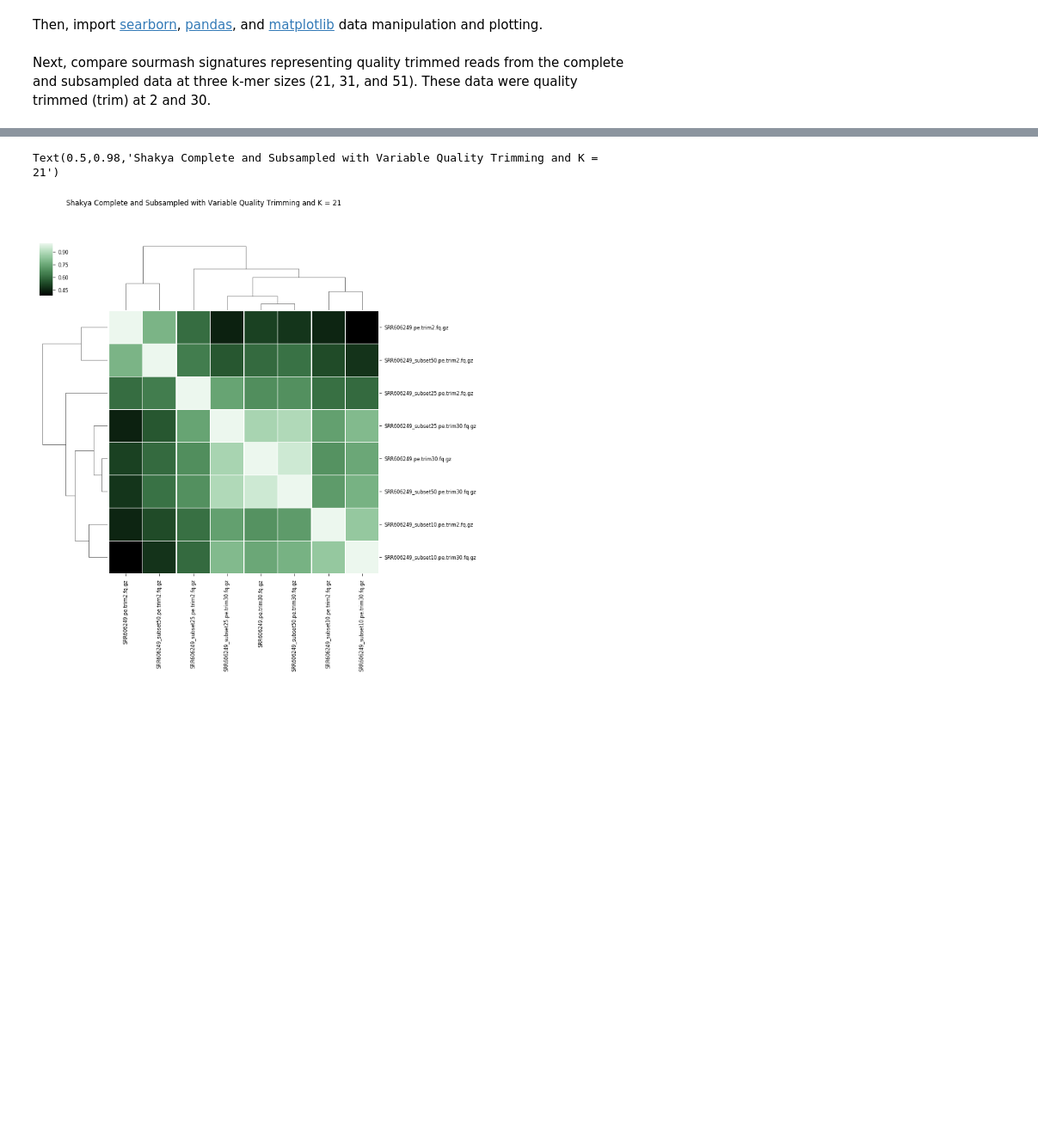
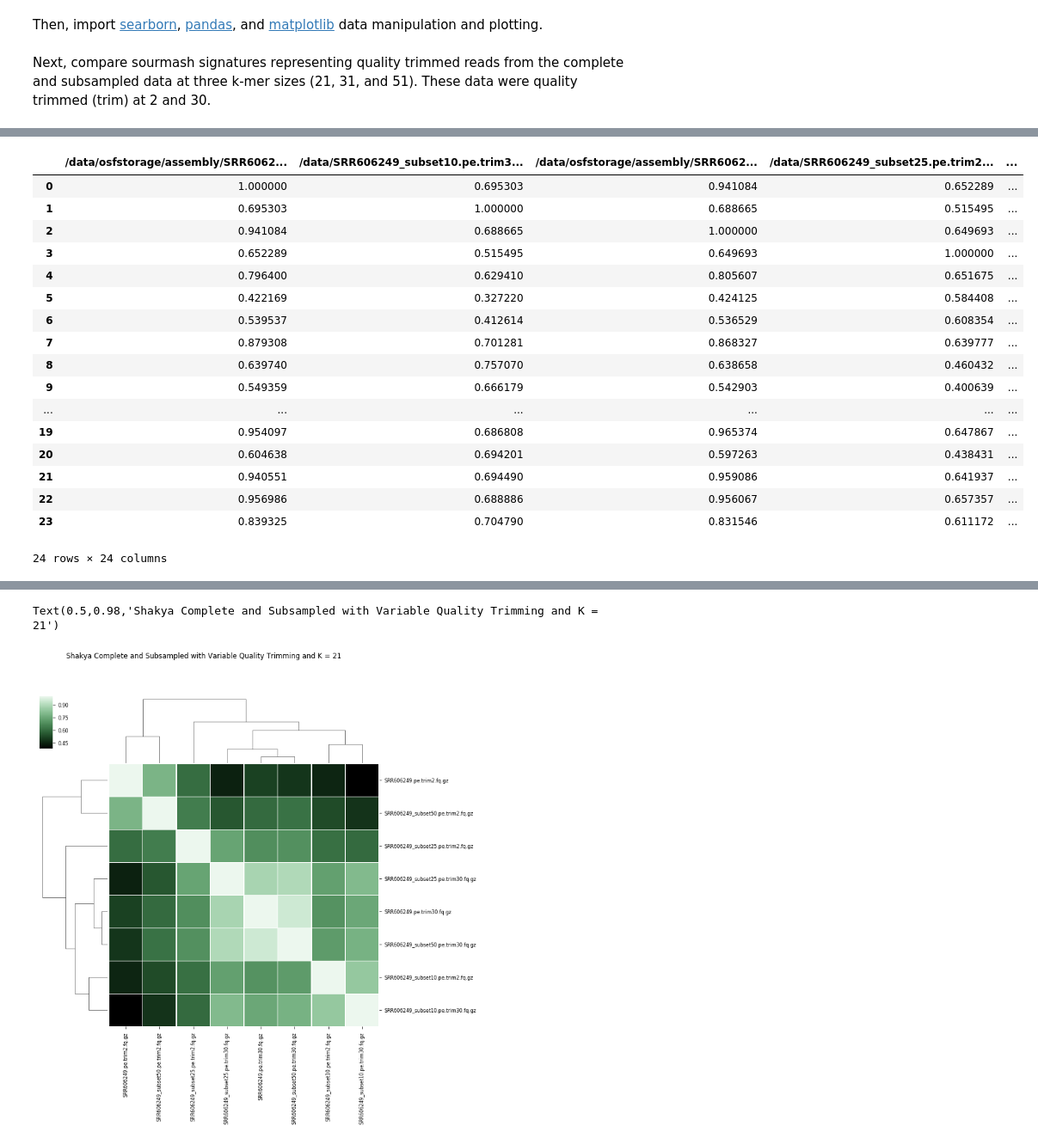
Before and after one commit to dahak-metagenomics/dahak, a Jupyter notebook: workflows/comparison/Metagenome_kmer_content_comparison.ipynb, the cells around one changed output, grey strips where cells are left out. Shown at 86% size. Cells and saved outputs as stored; diff of their text form; code cells hidden in the pictures; blank space fills up the shorter version.

```diff
--- a/workflows/comparison/Metagenome_kmer_content_comparison.ipynb
+++ b/workflows/comparison/Metagenome_kmer_content_comparison.ipynb
@@ -37,0 +102,22 @@ Next, compare sourmash signatures representing quality trimmed reads from the co
+# %%
+df = pd.read_csv("SRR606249.pe.trim2and30_reads_and_contigs_comparison.k51.csv")
+df
+# %% [output]
+|  | /data/osfstorage/assembly/SRR6062... | /data/SRR606249_subset10.pe.trim3... | /data/osfstorage/assembly/SRR6062... | /data/SRR606249_subset25.pe.trim2... | ... |
+| 0 | 1.000000 | 0.695303 | 0.941084 | 0.652289 | ... |
+| 1 | 0.695303 | 1.000000 | 0.688665 | 0.515495 | ... |
+| 2 | 0.941084 | 0.688665 | 1.000000 | 0.649693 | ... |
+| 3 | 0.652289 | 0.515495 | 0.649693 | 1.000000 | ... |
+| 4 | 0.796400 | 0.629410 | 0.805607 | 0.651675 | ... |
+| 5 | 0.422169 | 0.327220 | 0.424125 | 0.584408 | ... |
+| 6 | 0.539537 | 0.412614 | 0.536529 | 0.608354 | ... |
+| 7 | 0.879308 | 0.701281 | 0.868327 | 0.639777 | ... |
+| 8 | 0.639740 | 0.757070 | 0.638658 | 0.460432 | ... |
+| 9 | 0.549359 | 0.666179 | 0.542903 | 0.400639 | ... |
+| ... | ... | ... | ... | ... | ... |
+| 19 | 0.954097 | 0.686808 | 0.965374 | 0.647867 | ... |
+| 20 | 0.604638 | 0.694201 | 0.597263 | 0.438431 | ... |
+| 21 | 0.940551 | 0.694490 | 0.959086 | 0.641937 | ... |
+| 22 | 0.956986 | 0.688886 | 0.956067 | 0.657357 | ... |
+| 23 | 0.839325 | 0.704790 | 0.831546 | 0.611172 | ... |
+24 rows × 24 columns
```
Also changed, not shown: parts of 10 cells of this notebook.
